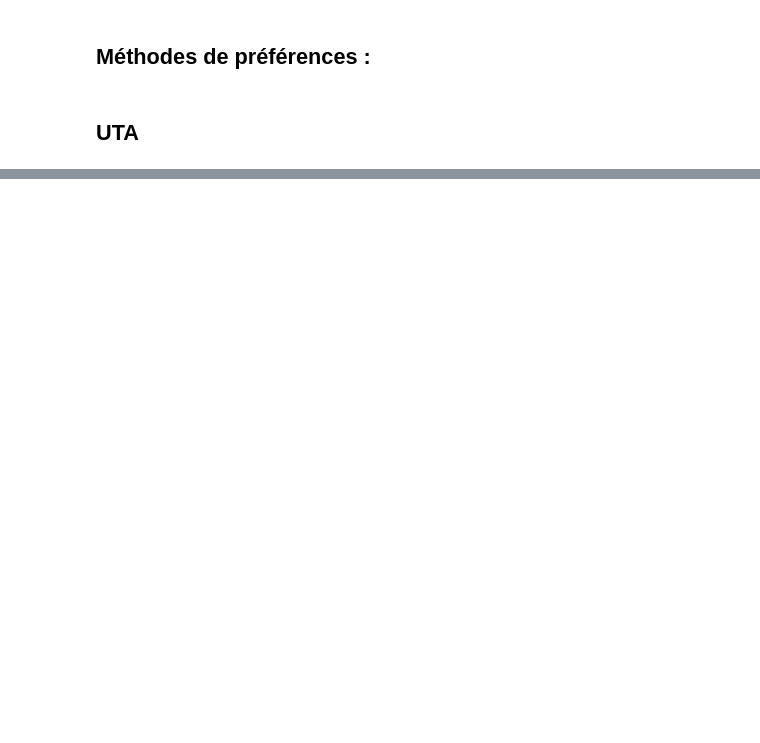
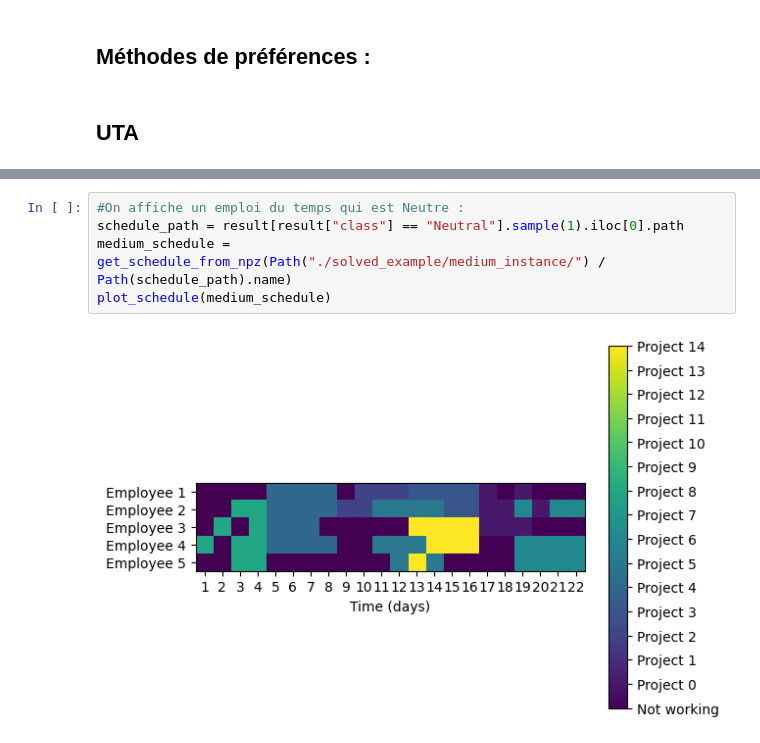
Before and after one commit to noblotni/workforce_scheduling, a Jupyter notebook: example/demo._workforce_scheduling.ipynb, the cells around one changed output, grey strips where cells are left out. Saved outputs shown, nothing was run; the diff lists cells and outputs as text; blank space fills up the shorter version.

```diff
--- a/example/demo._workforce_scheduling.ipynb
+++ b/example/demo._workforce_scheduling.ipynb
@@ -136,0 +196,7 @@ plot_schedule(medium_schedule)
+# %%
+#On affiche un emploi du temps qui est Neutre :
+schedule_path = result[result["class"] == "Neutral"].sample(1).iloc[0].path
+medium_schedule = get_schedule_from_npz(Path("./solved_example/medium_instance/") / Path(schedule_path).name)
+plot_schedule(medium_schedule)
+# %% [output]
+[figure, added]
```
Also changed, not shown: parts of 18 cells of this notebook, 1 other file.
